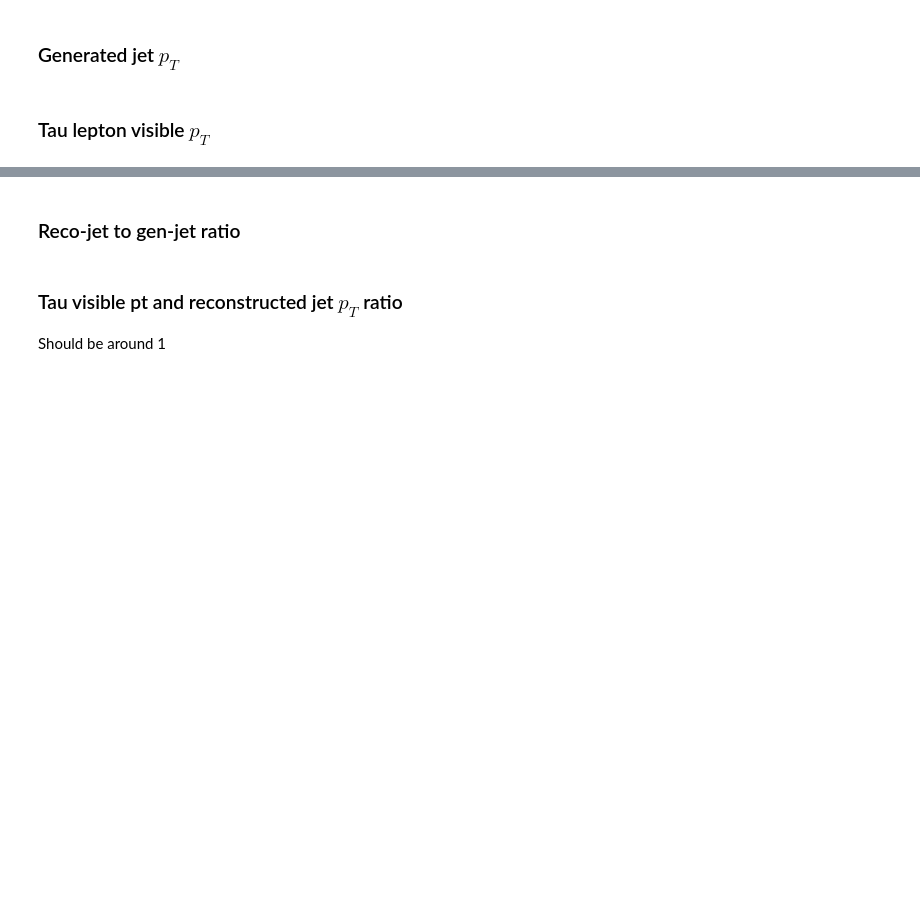
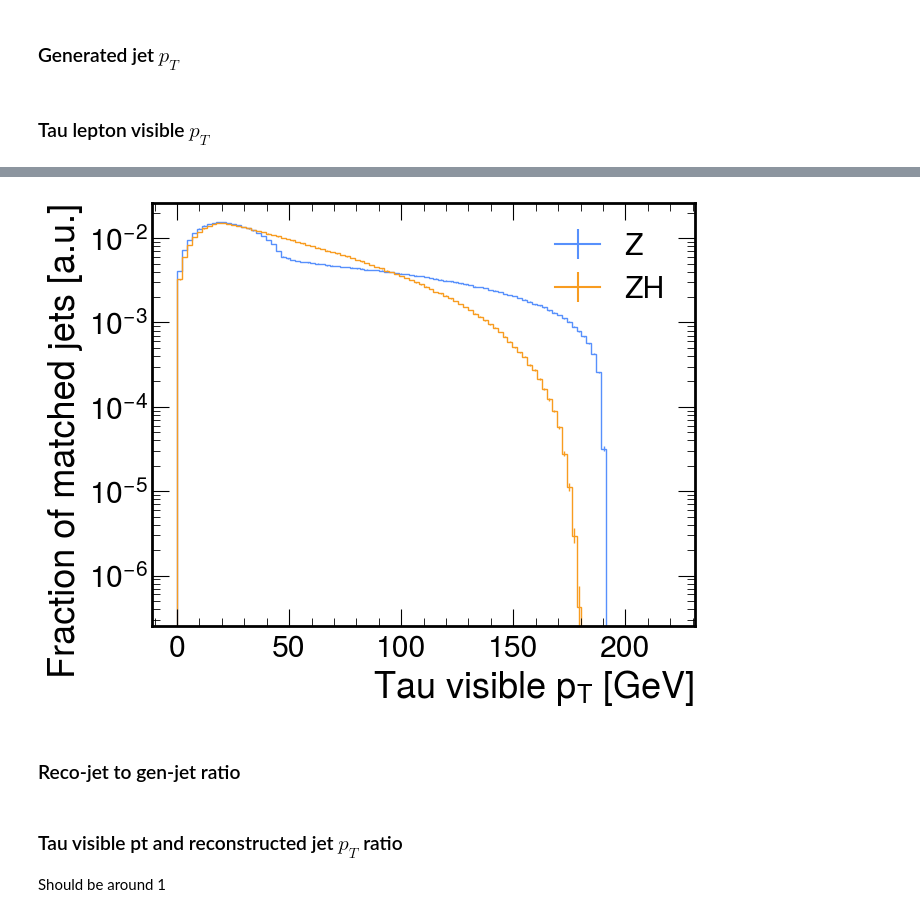
Before and after one commit to HEP-KBFI/ml-tau-en-reg, a Jupyter notebook: notebooks/data_intro.ipynb, the cells around one changed output, grey strips where cells are left out. Saved outputs shown, nothing was run; the diff lists cells and outputs as text; code cells hidden in the pictures; blank space fills up the shorter version.

```diff
--- a/notebooks/data_intro.ipynb
+++ b/notebooks/data_intro.ipynb
@@ -241,3 +367,28 @@ plt.savefig("gen_tau_visible_pt.pdf", bbox_inches='tight')
+# %%
+plt.figure(figsize=(7,5.5))
+bins = np.linspace(0,220,101)
+
+# Z plot
+mplhep.histplot(to_bh(to_p4(z_data["gen_jet_tau_p4s"]).pt, bins=bins),
+                histtype="step",
+                lw=1, flow="sum",
+                label="Z",
+                density=True)
+# ZH plot
+mplhep.histplot(to_bh(to_p4(zh_data["gen_jet_tau_p4s"]).pt, bins=bins),
+                histtype="step",
+                lw=1, flow="sum",
+                label="ZH",
+                density=True)
+
+plt.legend(loc="upper right")
+plt.yscale("log")
+plt.xlabel("Tau visible $p_T$ [GeV]")
+plt.ylabel("Fraction of matched jets [a.u.]");
+
+plt.savefig("gen_tau_visible_pt.pdf", bbox_inches='tight')
+# %% [output]
+[figure, added]
 # %% [markdown]
 ### Reco-jet to gen-jet ratio
 # %%
```
Also changed, not shown: parts of 13 cells of this notebook, 17 other files.
